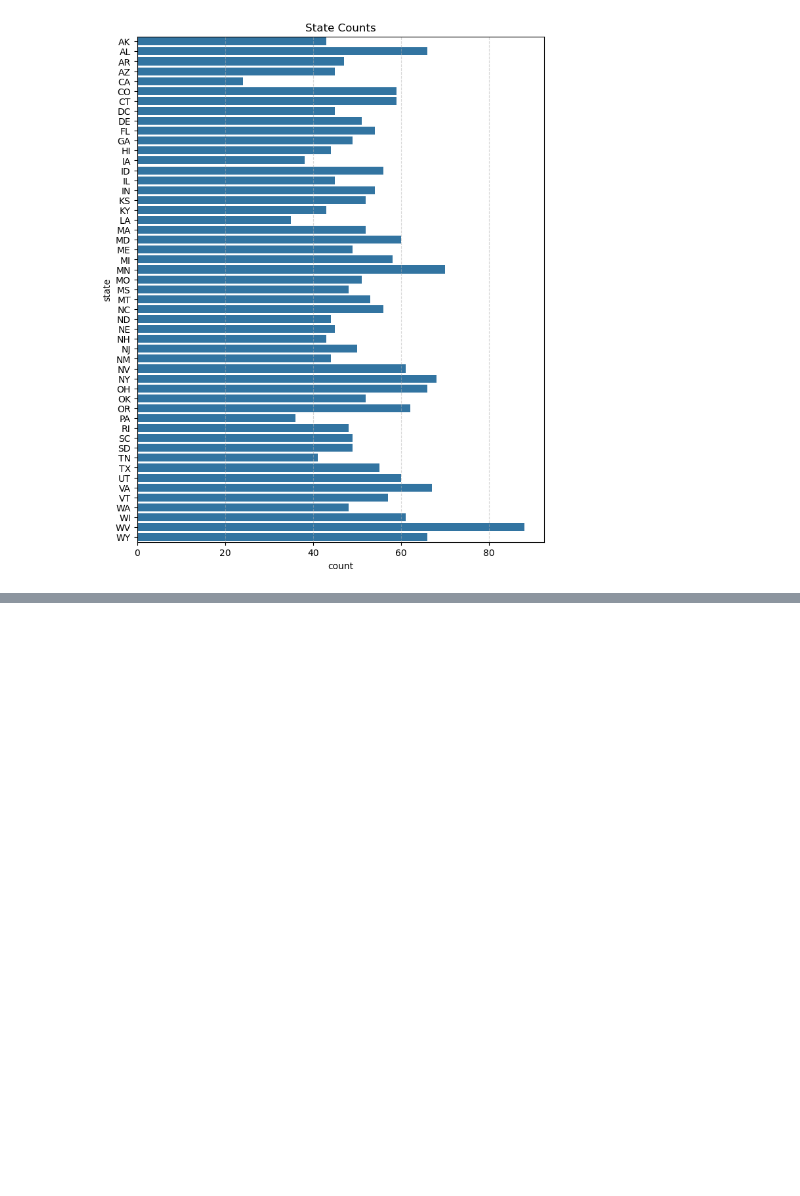
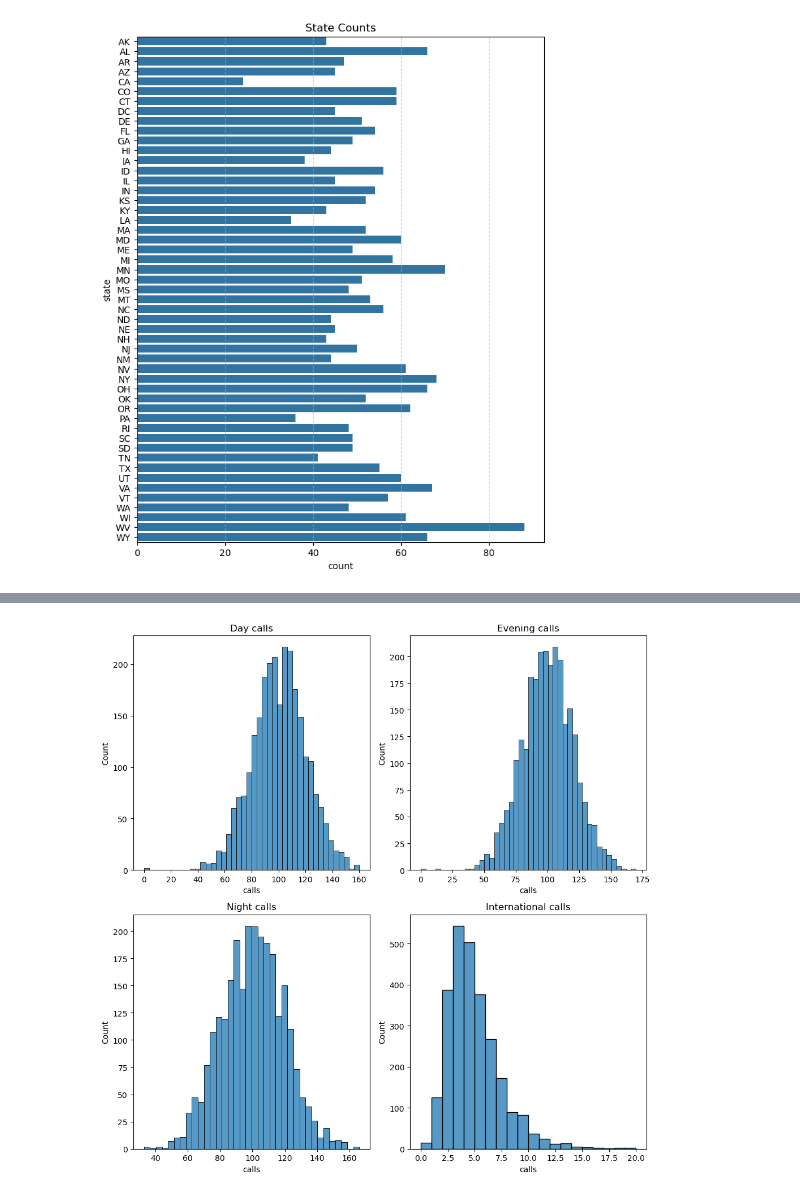
Before and after one commit to Erfan-Taherirani/Data_Science, a Jupyter notebook: Telecom Customer Churn/notebooks/data_understanding.ipynb, the cells around one changed output, grey strips where cells are left out. Saved outputs shown, nothing was run; the diff lists cells and outputs as text; code cells hidden in the pictures; blank space fills up the shorter version.

```diff
--- a/Telecom Customer Churn/notebooks/data_understanding.ipynb
+++ b/Telecom Customer Churn/notebooks/data_understanding.ipynb
@@ -373,0 +211,4 @@ describe_stats(df, "account_length")
+# %%
+plot_call_counts(df)
+# %% [output]
+[figure, added]
```
Also changed, not shown: parts of 29 cells of this notebook, 3 other files.
